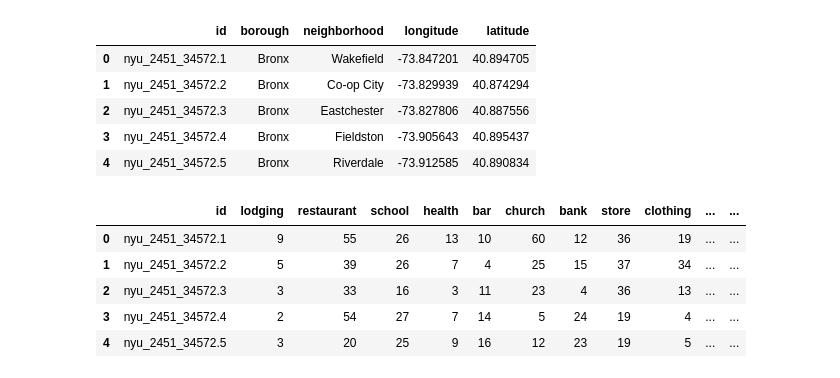
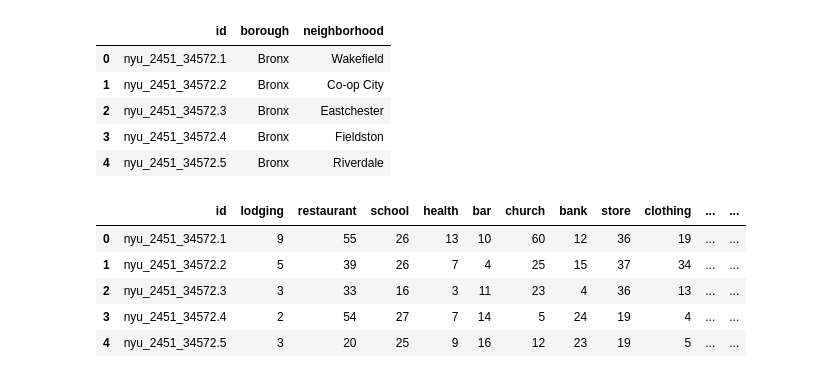
Before and after one commit to ktamkee/NYC_midterm_project, a Jupyter notebook: svc/K-Means_V3.ipynb, the cells around one changed output. Drawn from its saved outputs; the diff is of its cells as text; code cells hidden in the pictures.

```diff
--- a/svc/K-Means_V3.ipynb
+++ b/svc/K-Means_V3.ipynb
@@ -8,13 +8,14 @@ import plotly.graph_objects as go
 # %%
 # Import neighborhood data
 neighborhood_data = pd.read_csv('/Users/karina/GitHub/NYC_midterm_project/data/old_datasets/old_dataset.csv')
-neighborhood_data = neighborhood_data.iloc[:, 1:6]
-neighborhood_data.head()
+neighborhoods = neighborhood_data.iloc[:, 1:4]
+ll  = neighborhood_data.iloc[:, 1:6]
+neighborhoods.head()
 # %% [output]
-|  | id | borough | neighborhood | longitude | latitude |
-| 0 | nyu_2451_34572.1 | Bronx | Wakefield | -73.847201 | 40.894705 |
-| 1 | nyu_2451_34572.2 | Bronx | Co-op City | -73.829939 | 40.874294 |
-| 2 | nyu_2451_34572.3 | Bronx | Eastchester | -73.827806 | 40.887556 |
-| 3 | nyu_2451_34572.4 | Bronx | Fieldston | -73.905643 | 40.895437 |
-| 4 | nyu_2451_34572.5 | Bronx | Riverdale | -73.912585 | 40.890834 |
+|  | id | borough | neighborhood |
+| 0 | nyu_2451_34572.1 | Bronx | Wakefield |
+| 1 | nyu_2451_34572.2 | Bronx | Co-op City |
+| 2 | nyu_2451_34572.3 | Bronx | Eastchester |
+| 3 | nyu_2451_34572.4 | Bronx | Fieldston |
+| 4 | nyu_2451_34572.5 | Bronx | Riverdale |
 # %%
```
Also changed, not shown: parts of 20 cells of this notebook, 6 other files.
